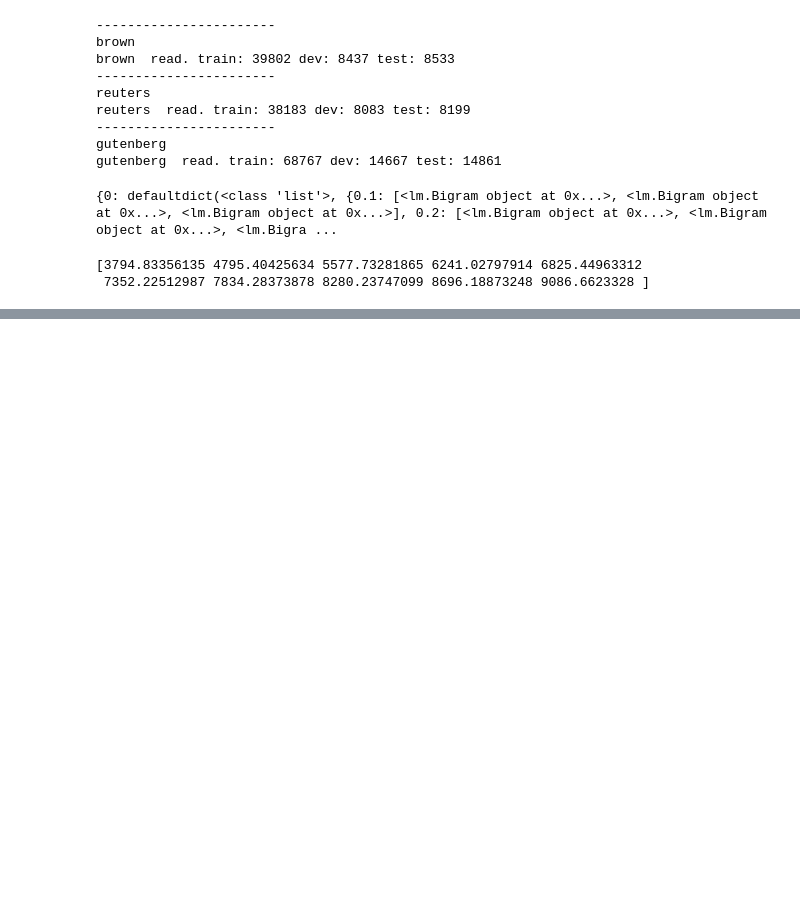
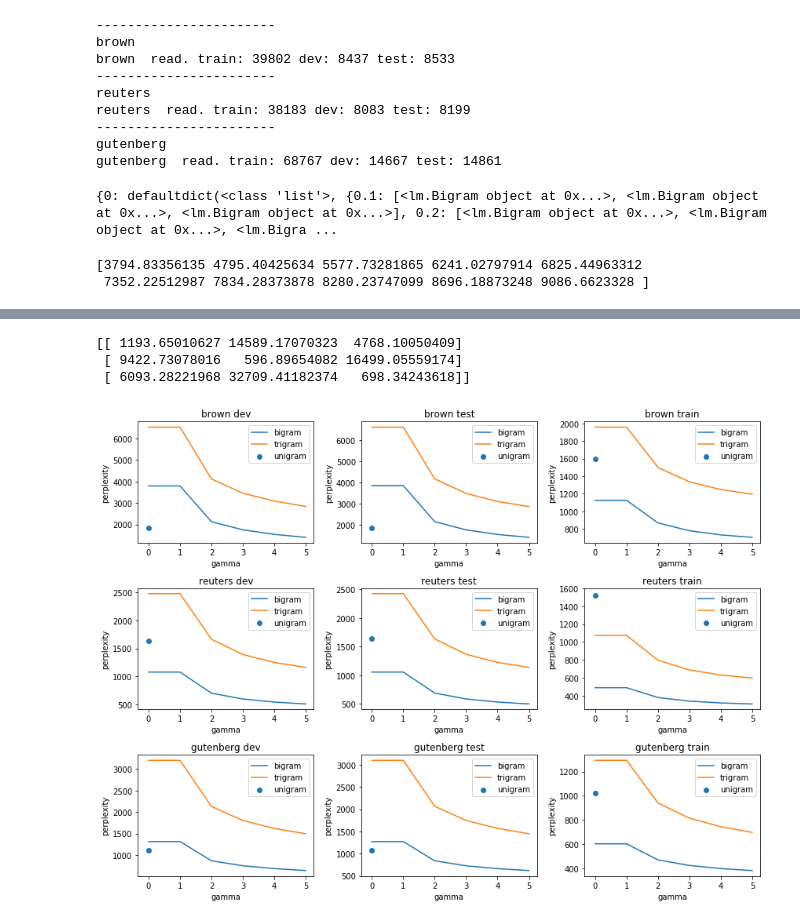
Before and after one commit to lichenhao608/uci-statnlp, a Jupyter notebook: hw2/trigram.ipynb, the cells around one changed output, grey strips where cells are left out. Saved outputs shown, nothing was run; the diff lists cells and outputs as text; code cells hidden in the pictures; blank space fills up the shorter version.

```diff
--- a/hw2/trigram.ipynb
+++ b/hw2/trigram.ipynb
@@ -159,0 +236,6 @@ with open('bi_smooth01_0.pickle', 'wb') as f:
+# %%
+with open('tri_base05_s01.pickle', 'rb') as f:
+    tri_base = pickle.load(f)
+# %%
+with open('bi_base05_s01.pickle', 'rb') as f:
+    bi_base = pickle.load(f)
@@ -159,0 +246,27 @@ with open('bi_smooth01_0.pickle', 'wb') as f:
+# %%
+with open('tri_base05_s01_perp.pickle', 'rb') as f:
+    tri_base_perp = pickle.load(f)
+# %%
+with open('bi_base05_s01_perp.pickle', 'rb') as f:
+    bi_base_perp = pickle.load(f)
+# %%
+print(tri_perp_s01[2][5,0,:,:])
+# %% [output]
+[[ 1193.65010627 14589.17070323  4768.10050409]
+ [ 9422.73078016   596.89654082 16499.05559174]
+ [ 6093.28221968 32709.41182374   698.34243618]]
+# %%
+fig, ax = plt.subplots(3,3, figsize=(12,9))
+for i, dname in enumerate(dnames):
+    for j, s in enumerate(['dev', 'test', 'train']):
+        ax[i,j].plot(base, bi_base_perp[j][:,0,i,i], label='bigram')
+        ax[i,j].plot(base, tri_base_perp[j][:,0,i,i], label='trigram')
+        ax[i,j].scatter([0], perp[j][i,i], label='unigram')
+        ax[i,j].set_title(f'{dname} {s}')
+        ax[i,j].legend()
+        ax[i,j].set_xlabel('gamma')
+        ax[i,j].set_ylabel('perplexity')
+plt.tight_layout()
+plt.savefig('graph/base')
+# %% [output]
+[figure, added]
```
Also changed, not shown: parts of 28 cells of this notebook, 4 other files.
